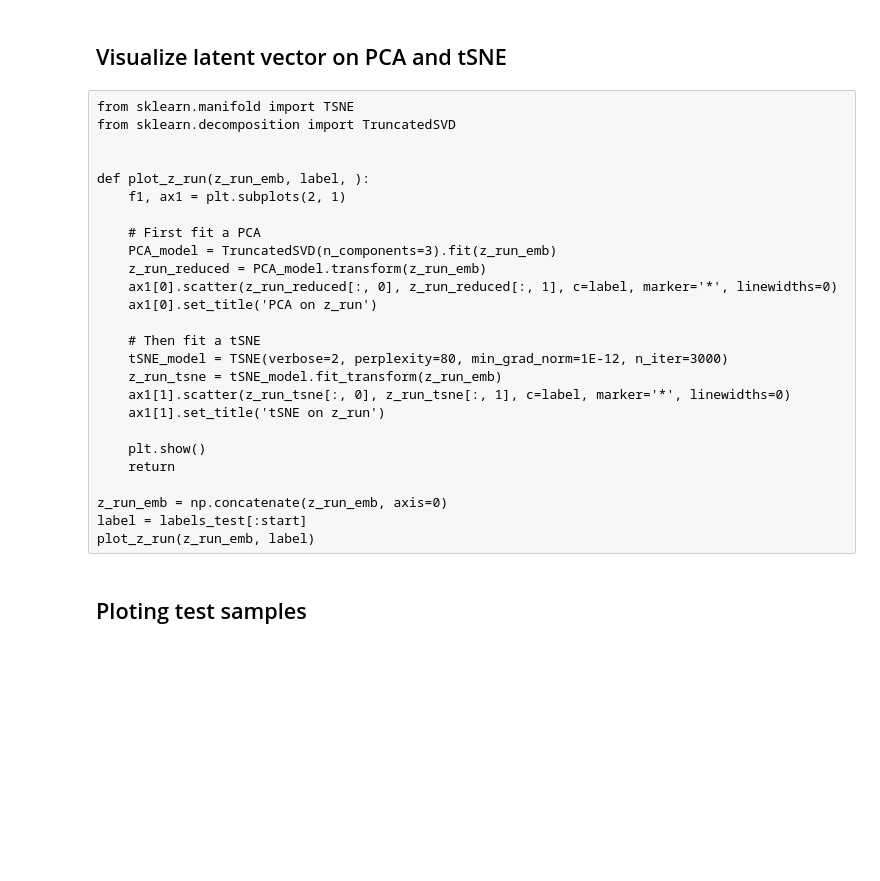
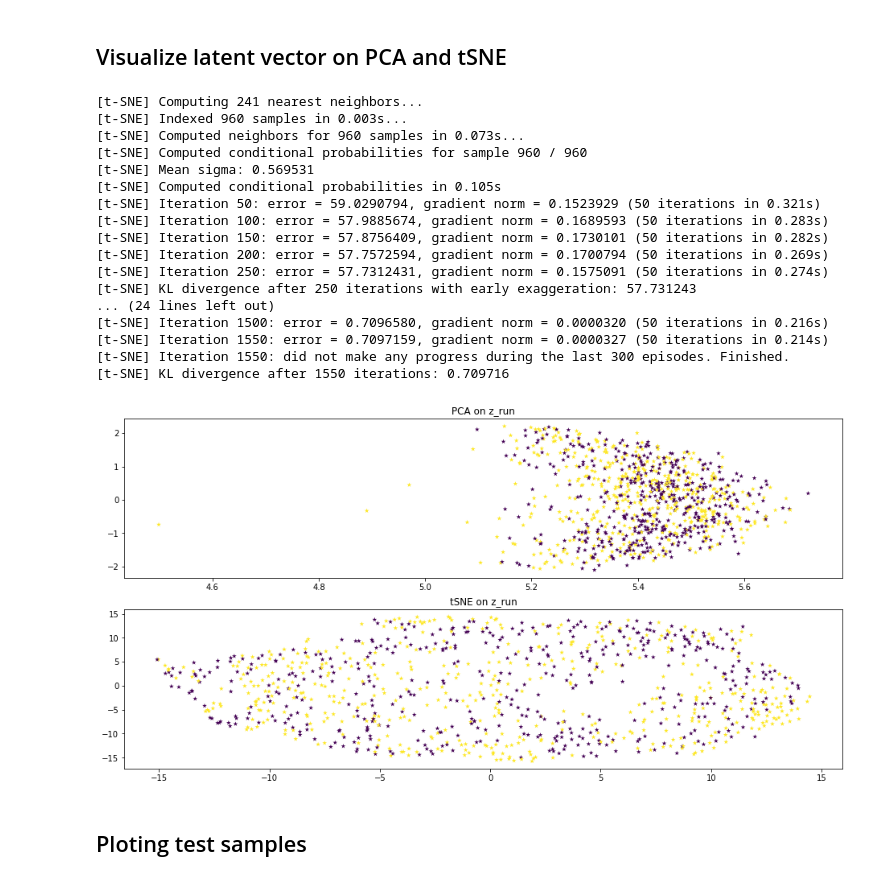
Before and after one commit to Flavio-96/K-AE-for-Time-Series, a Jupyter notebook: jupyter/Autoencoder_for_time_series.ipynb, the cells around one changed output. Drawn from its saved outputs; the diff is of its cells as text; code cells hidden in the pictures; blank space fills up the shorter version.

```diff
--- a/jupyter/Autoencoder_for_time_series.ipynb
+++ b/jupyter/Autoencoder_for_time_series.ipynb
@@ -324,12 +324,12 @@ dataset_configs = {
     },
     'FordA': {
         'num_layers': 2,
-        'hidden_size': 90,
+        'hidden_size': 128,
         'max_grad_norm': 5,
         'batch_size': 64,
-        'learning_rate': .005,
+        'learning_rate': .003,
         'crd': 1,
-        'num_l': 32,
+        'num_l': 64,
         'max_iterations': 1000
     },
     'FordB': {
@@ -493,31 +515,50 @@ while start + batch_size <= actual_test_size:
 # %% [markdown]
 ## Visualize latent vector on PCA and tSNE
-# %% [raw]
-from sklearn.manifold import TSNE
-from sklearn.decomposition import TruncatedSVD
-
-
-def plot_z_run(z_run_emb, label, ):
-    f1, ax1 = plt.subplots(2, 1)
-
-    # First fit a PCA
-    PCA_model = TruncatedSVD(n_components=3).fit(z_run_emb)
-    z_run_reduced = PCA_model.transform(z_run_emb)
-    ax1[0].scatter(z_run_reduced[:, 0], z_run_reduced[:, 1], c=label, marker='*', linewidths=0)
-    ax1[0].set_title('PCA on z_run')
-
-    # Then fit a tSNE
-    tSNE_model = TSNE(verbose=2, perplexity=80, min_grad_norm=1E-12, n_iter=3000)
-    z_run_tsne = tSNE_model.fit_transform(z_run_emb)
-    ax1[1].scatter(z_run_tsne[:, 0], z_run_tsne[:, 1], c=label, marker='*', linewidths=0)
-    ax1[1].set_title('tSNE on z_run')
-
-    plt.show()
-    return
-
-z_run_emb = np.concatenate(z_run_emb, axis=0)
-label = labels_test[:start]
-plot_z_run(z_run_emb, label)
+# %%
+from sklearn.manifold import TSNE
+from sklearn.decomposition import TruncatedSVD
+
+
+def plot_z_run(z_run_emb, label, ):
+    f1, ax1 = plt.subplots(2, 1)
+
+    # First fit a PCA
+    PCA_model = TruncatedSVD(n_components=3).fit(z_run_emb)
+    z_run_reduced = PCA_model.transform(z_run_emb)
+    ax1[0].scatter(z_run_reduced[:, 0], z_run_reduced[:, 1], c=label, marker='*', linewidths=0)
+    ax1[0].set_title('PCA on z_run')
+
+    # Then fit a tSNE
+    tSNE_model = TSNE(verbose=2, perplexity=80, min_grad_norm=1E-12, n_iter=3000)
+    z_run_tsne = tSNE_model.fit_transform(z_run_emb)
+    ax1[1].scatter(z_run_tsne[:, 0], z_run_tsne[:, 1], c=label, marker='*', linewidths=0)
+    ax1[1].set_title('tSNE on z_run')
+
+    plt.show()
+    return
+
+z_run_emb = np.concatenate(z_run_emb, axis=0)
+label = labels_test[:start]
+plot_z_run(z_run_emb, label)
+# %% [output]
+[t-SNE] Computing 241 nearest neighbors...
+[t-SNE] Indexed 960 samples in 0.003s...
+[t-SNE] Computed neighbors for 960 samples in 0.073s...
+[t-SNE] Computed conditional probabilities for sample 960 / 960
+[t-SNE] Mean sigma: 0.569531
+[t-SNE] Computed conditional probabilities in 0.105s
+[t-SNE] Iteration 50: error = 59.0290794, gradient norm = 0.1523929 (50 iterations in 0.321s)
+[t-SNE] Iteration 100: error = 57.9885674, gradient norm = 0.1689593 (50 iterations in 0.283s)
+[t-SNE] Iteration 150: error = 57.8756409, gradient norm = 0.1730101 (50 iterations in 0.282s)
+[t-SNE] Iteration 200: error = 57.7572594, gradient norm = 0.1700794 (50 iterations in 0.269s)
+[t-SNE] Iteration 250: error = 57.7312431, gradient norm = 0.1575091 (50 iterations in 0.274s)
+[t-SNE] KL divergence after 250 iterations with early exaggeration: 57.731243
+... (24 lines left out)
+[t-SNE] Iteration 1500: error = 0.7096580, gradient norm = 0.0000320 (50 iterations in 0.216s)
+[t-SNE] Iteration 1550: error = 0.7097159, gradient norm = 0.0000327 (50 iterations in 0.214s)
+[t-SNE] Iteration 1550: did not make any progress during the last 300 episodes. Finished.
+[t-SNE] KL divergence after 1550 iterations: 0.709716
+[figure, added]
 # %% [markdown]
 ## Ploting test samples
 # %%
```
Also changed, not shown: parts of 8 cells of this notebook, 2 other files.
